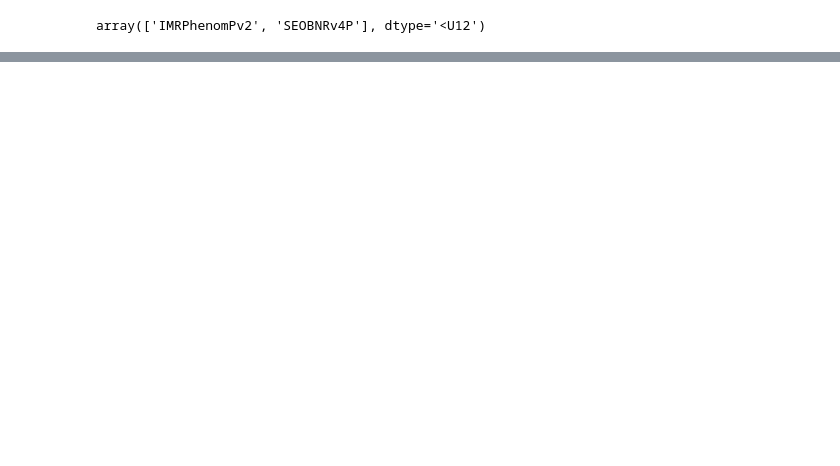
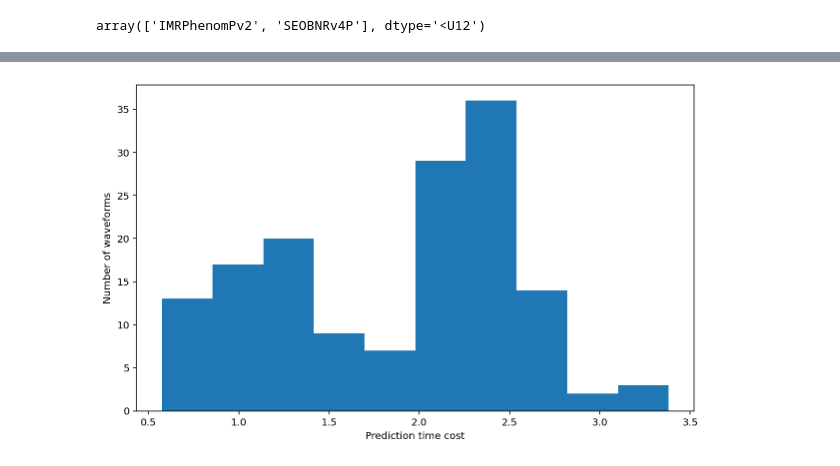
Before and after one commit to MarinerQ/npf_GWwaveform, a Jupyter notebook: gw/training/fd/IMRPv2EOBv4P_fd_convcnp.ipynb, the cells around one changed output, grey strips where cells are left out. Cells and saved outputs as stored; diff of their text form; code cells hidden in the pictures; blank space fills up the shorter version.

```diff
--- a/gw/training/fd/IMRPv2EOBv4P_fd_convcnp.ipynb
+++ b/gw/training/fd/IMRPv2EOBv4P_fd_convcnp.ipynb
@@ -280,0 +436,10 @@ test_plots(dataset=gw_test_datasets[f'{train_label}'], model=model_pv2v4p_7d)
+# %%
+plt.figure(figsize=(10,6))
+
+x,xx,xxx = plt.hist(predtimes)
+
+plt.xlabel('Prediction time cost')
+plt.ylabel('Number of waveforms')
+plt.show()
+# %% [output]
+[figure, added]
```
Also changed, not shown: parts of 15 cells of this notebook, 6 other files.
